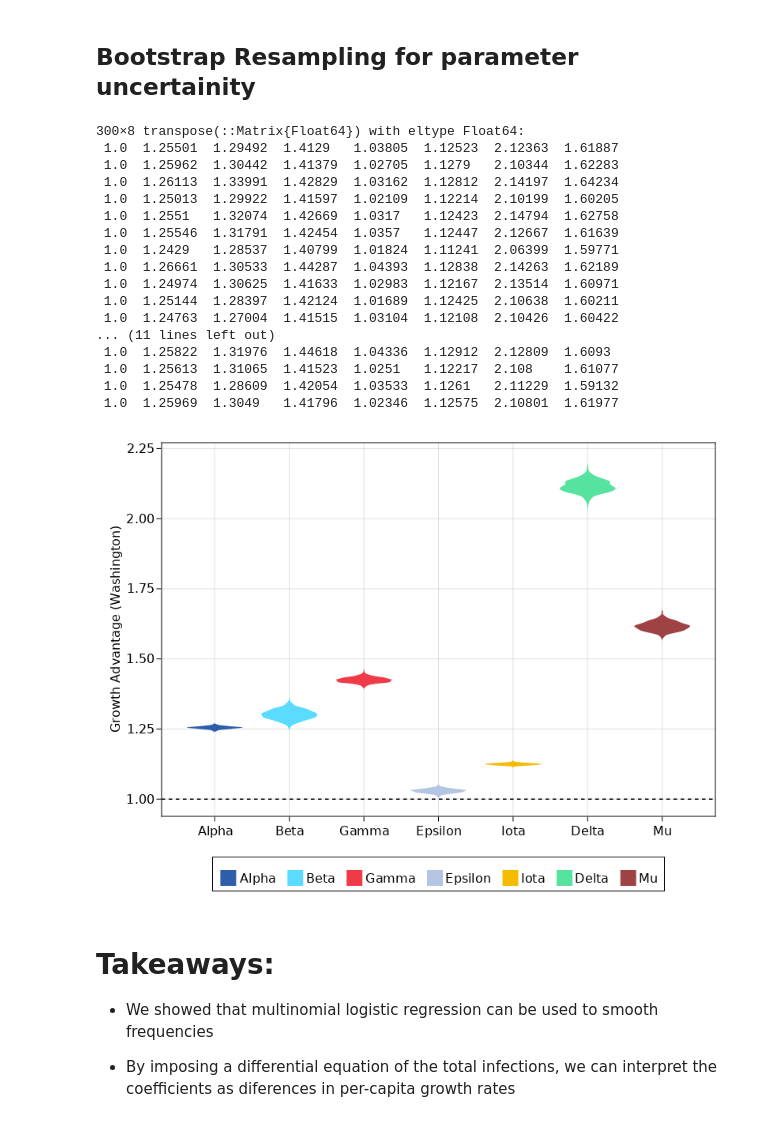
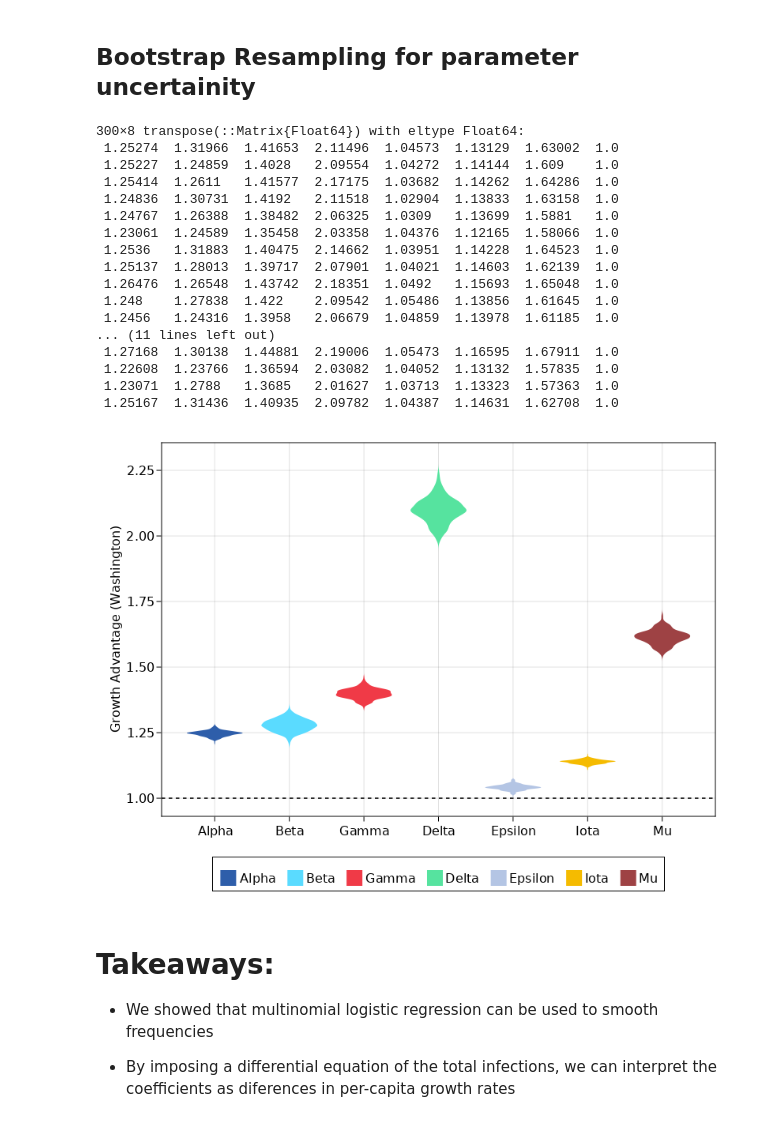
Before and after one commit to blab/rt-from-frequency-dynamics, a Jupyter notebook: notebooks/MLR_supplement.ipynb, the cells around one changed output. Saved outputs shown, nothing was run; the diff lists cells and outputs as text; code cells hidden in the pictures.

```diff
--- a/notebooks/MLR_supplement.ipynb
+++ b/notebooks/MLR_supplement.ipynb
@@ -235,0 +171,8 @@ first(SoI_obs, 10)
+# %%
+function process_data_for_MLR(input_df, SoI)
+    df = filter(row -> row.location == SoI, input_df)
+    return MLRData(df)
+end
+
+SoI = "Washington"
+LD = process_data_for_MLR(seq_df, SoI)
@@ -304,2 +260,4 @@ fig
 # %% [markdown]
 ## Fitting the multinomial logistic regression
+# %%
+LM = MLRModel(length(LD.dates))
@@ -346,9 +306,9 @@ end
 # %% [output]
 run_MLR (generic function with 1 method)
 # %%
-opt, β_MLR = run_MLR(output.Y, input.X)
-freq_MLR = simulate_frequencies(β_MLR, misc.T) # Is there a way to make this more consistent?
-SoI_obs.freq_MLR = reduce(vcat, freq_MLR) # Add column w
+opt, β_MLR = run_MLR(LD.sequence_counts, LM.features)
+freq_MLR = simulate_frequencies(β_MLR, collect(1:length(LD.dates))) # Is there a way to make this more consistent?
+LD_plot_df.freq_MLR = reduce(vcat, freq_MLR) # Add column w
 opt
 # %% [output]
  * Status: success
@@ -664,61 +574,66 @@ end
 
 function fit_resamples(df, SoI, Tg, num_bs)
     # Load data and create resamples
-    input, output, misc = process_data_for_model(df, SoI)
-    _, num_lineages = size(output.Y)
-    Y_bs = resample_lineage_counts(output.Y, num_bs)
+    LD = process_data_for_MLR(df, SoI)
+    _, num_lineages = size(LD.sequence_counts)
+
+
+    # Run MLR
+    LM = MLRModel(length(LD.dates))
+
+    Y_bs = resample_lineage_counts(LD.sequence_counts, num_bs)
     R_ratios = Vector{Vector{Float64}}(undef, num_bs)
 
     #for bs in 1:num_bs
     Threads.@threads for bs in 1:num_bs
         # Run MLR and get ratios
-        _, β_MLR = run_MLR(Y_bs[:,:, bs], input.X)
-        R_ratios[bs] = exp.(get_R_ratios(hcat(β_MLR, zeros(2)), Tg)[1,:])
+        _, β_MLR = run_MLR(Y_bs[:,:, bs], LM.features)
+        R_ratios[bs] = exp.(get_R_ratios(hcat(β_MLR, zeros(2)), Tg)[end,:])
     end
     return transpose(reduce(hcat, R_ratios))
 end
 
-R_ratios = fit_resamples(df, "New York", Tg, 300)
+R_ratios = fit_resamples(seq_df, "New York", Tg, 300)
 # %% [output]
 300×8 transpose(::Matrix{Float64}) with eltype Float64:
- 1.0  1.25501  1.29492  1.4129   1.03805  1.12523  2.12363  1.61887
- 1.0  1.25962  1.30442  1.41379  1.02705  1.1279   2.10344  1.62283
- 1.0  1.26113  1.33991  1.42829  1.03162  1.12812  2.14197  1.64234
- 1.0  1.25013  1.29922  1.41597  1.02109  1.12214  2.10199  1.60205
- 1.0  1.2551   1.32074  1.42669  1.0317   1.12423  2.14794  1.62758
- 1.0  1.25546  1.31791  1.42454  1.0357   1.12447  2.12667  1.61639
- 1.0  1.2429   1.28537  1.40799  1.01824  1.11241  2.06399  1.59771
- 1.0  1.26661  1.30533  1.44287  1.04393  1.12838  2.14263  1.62189
- 1.0  1.24974  1.30625  1.41633  1.02983  1.12167  2.13514  1.60971
- 1.0  1.25144  1.28397  1.42124  1.01689  1.12425  2.10638  1.60211
- 1.0  1.24763  1.27004  1.41515  1.03104  1.12108  2.10426  1.60422
+ 1.25274  1.31966  1.41653  2.11496  1.04573  1.13129  1.63002  1.0
+ 1.25227  1.24859  1.4028   2.09554  1.04272  1.14144  1.609    1.0
+ 1.25414  1.2611   1.41577  2.17175  1.03682  1.14262  1.64286  1.0
+ 1.24836  1.30731  1.4192   2.11518  1.02904  1.13833  1.63158  1.0
+ 1.24767  1.26388  1.38482  2.06325  1.0309   1.13699  1.5881   1.0
+ 1.23061  1.24589  1.35458  2.03358  1.04376  1.12165  1.58066  1.0
+ 1.2536   1.31883  1.40475  2.14662  1.03951  1.14228  1.64523  1.0
+ 1.25137  1.28013  1.39717  2.07901  1.04021  1.14603  1.62139  1.0
+ 1.26476  1.26548  1.43742  2.18351  1.0492   1.15693  1.65048  1.0
+ 1.248    1.27838  1.422    2.09542  1.05486  1.13856  1.61645  1.0
+ 1.2456   1.24316  1.3958   2.06679  1.04859  1.13978  1.61185  1.0
 ... (11 lines left out)
- 1.0  1.25822  1.31976  1.44618  1.04336  1.12912  2.12809  1.6093
- 1.0  1.25613  1.31065  1.41523  1.0251   1.12217  2.108    1.61077
- 1.0  1.25478  1.28609  1.42054  1.03533  1.1261   2.11229  1.59132
- 1.0  1.25969  1.3049   1.41796  1.02346  1.12575  2.10801  1.61977
+ 1.27168  1.30138  1.44881  2.19006  1.05473  1.16595  1.67911  1.0
+ 1.22608  1.23766  1.36594  2.03082  1.04052  1.13132  1.57835  1.0
+ 1.23071  1.2788   1.3685   2.01627  1.03713  1.13323  1.57363  1.0
+ 1.25167  1.31436  1.40935  2.09782  1.04387  1.14631  1.62708  1.0
 # %%
 fig = Figure()
-violin_cols = [lineage_colors[lineage_map[l]] for l in misc.seq_cols]
+lineage_map = get_sequence_map(LD.seq_names)
+violin_cols = [lineage_colors[lineage_map[l]] for l in LD.seq_names]
 
 ax1 = fig[1,1] = Axis(fig, ylabel = "Growth Advantage ($SoI)")
 hlines!(ax1, 1, linestyle = :dash, color = :black)
-for lineage in 2:size(R_ratios, 2)
+for lineage in 1:size(R_ratios, 2)-1
     violin!(ax1, fill(lineage, size(R_ratios, 1)),
         R_ratios[:, lineage],
         color = violin_cols[lineage],
         width = 0.75)
 end
 
 ax1.xticks = 1:8
 ax1.yticks = 0.0:0.25:3.0
-label_names = [ lineage_to_WHO[seq] for seq in misc.seq_cols]
-ax1.xtickformat = xs -> label_names[convert.(Int, xs)]
-elements = [PolyElement(polycolor = lineage_colors[lineage_map[l]]) for l in misc.seq_cols]
-fig[2,1] = Legend(fig, elements[2:end], WHO_seq_names[2:end], "", orientation = :horizontal, tellwidth = false, tellheight = true)
+ax1.xtickformat = xs -> LD.seq_names[convert.(Int, xs)]
+elements = [PolyElement(polycolor = lineage_colors[lineage_map[l]]) for l in LD.seq_names]
+fig[2,1] = Legend(fig, elements[1:end-1], LD.seq_names[1:end-1], "", orientation = :horizontal, tellwidth = false, tellheight = true)
 fig
 # %% [output]
-[figure, old version]
+[figure, new version]
 # %% [markdown]
 # Takeaways:
 
```
Also changed, not shown: parts of 27 cells of this notebook, 3 other files.
